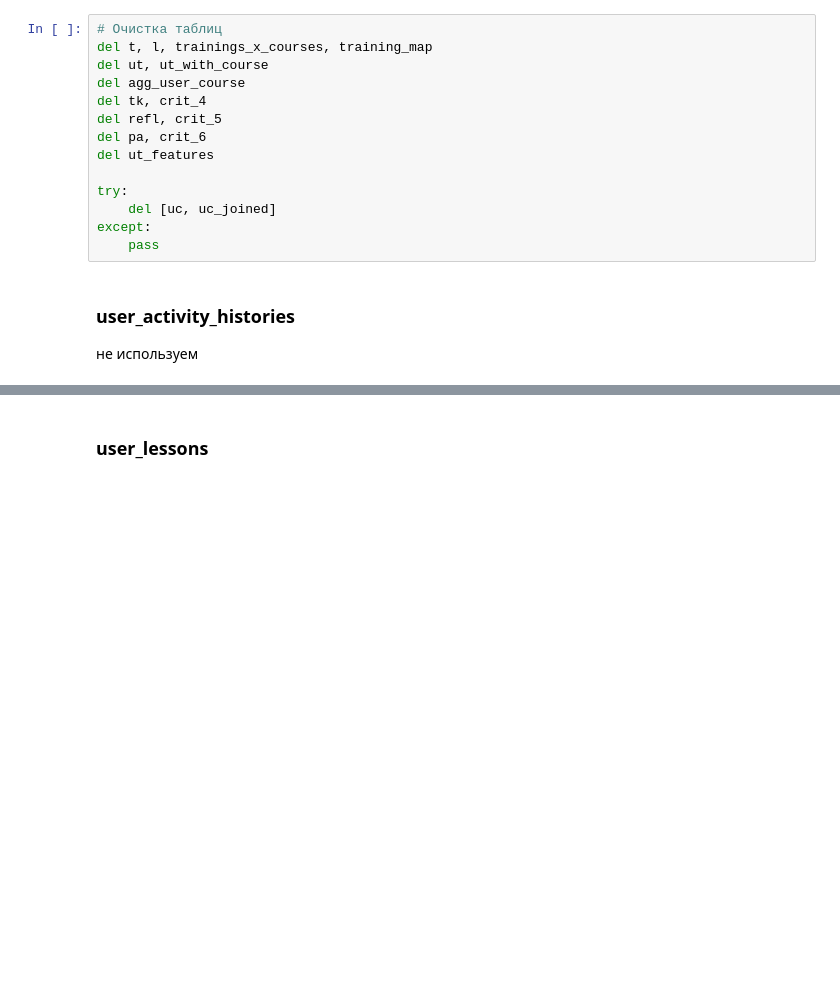
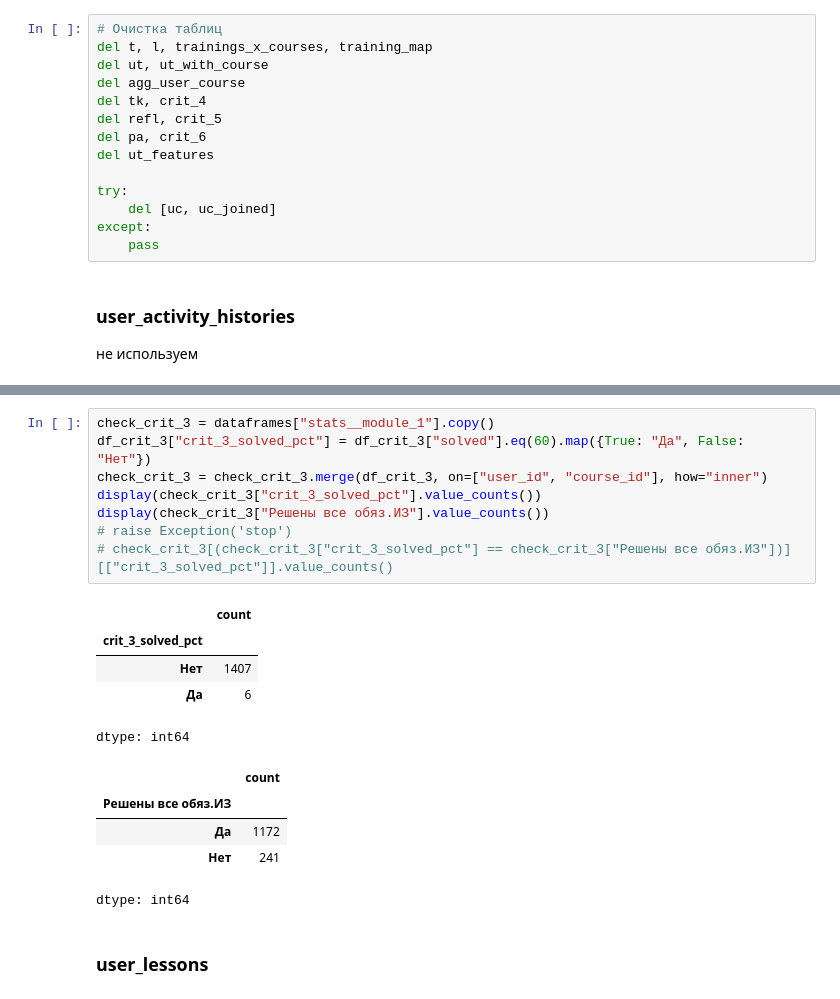
Before and after one commit to Lilya-te/deep_tabular_lab, a Jupyter notebook: notebooks/01_eda_and_features.ipynb, the cells around one changed output, grey strips where cells are left out. Saved outputs shown, nothing was run; the diff lists cells and outputs as text; blank space fills up the shorter version.

```diff
--- a/notebooks/01_eda_and_features.ipynb
+++ b/notebooks/01_eda_and_features.ipynb
@@ -842,3 +1187,22 @@ except:
+# %%
+check_crit_3 = dataframes["stats__module_1"].copy()
+df_crit_3["crit_3_solved_pct"] = df_crit_3["solved"].eq(60).map({True: "Да", False: "Нет"})
+check_crit_3 = check_crit_3.merge(df_crit_3, on=["user_id", "course_id"], how="inner")
+display(check_crit_3["crit_3_solved_pct"].value_counts())
+display(check_crit_3["Решены все обяз.ИЗ"].value_counts())
+# raise Exception('stop')
+# check_crit_3[(check_crit_3["crit_3_solved_pct"] == check_crit_3["Решены все обяз.ИЗ"])][["crit_3_solved_pct"]].value_counts()
+# %% [output]
+|  | count |
+| crit_3_solved_pct |  |
+| Нет | 1407 |
+| Да | 6 |
+dtype: int64
+|  | count |
+| Решены все обяз.ИЗ |  |
+| Да | 1172 |
+| Нет | 241 |
+dtype: int64
 # %% [markdown]
 ### user_lessons
 # %% [markdown]
```
Also changed, not shown: parts of 23 cells of this notebook.
